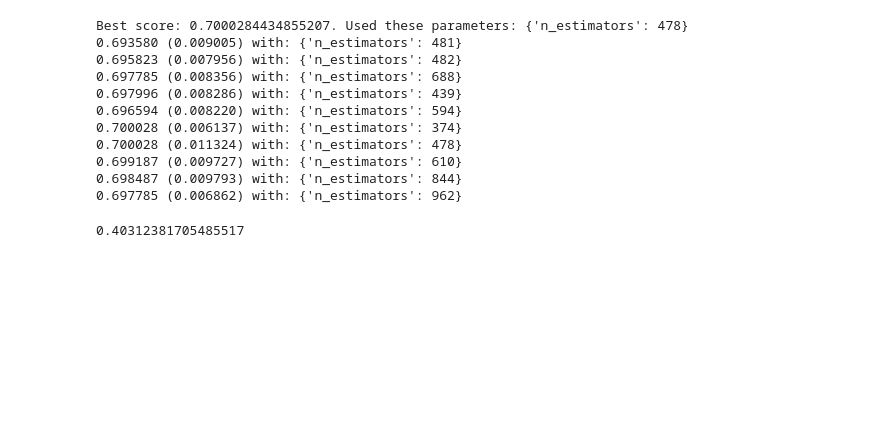
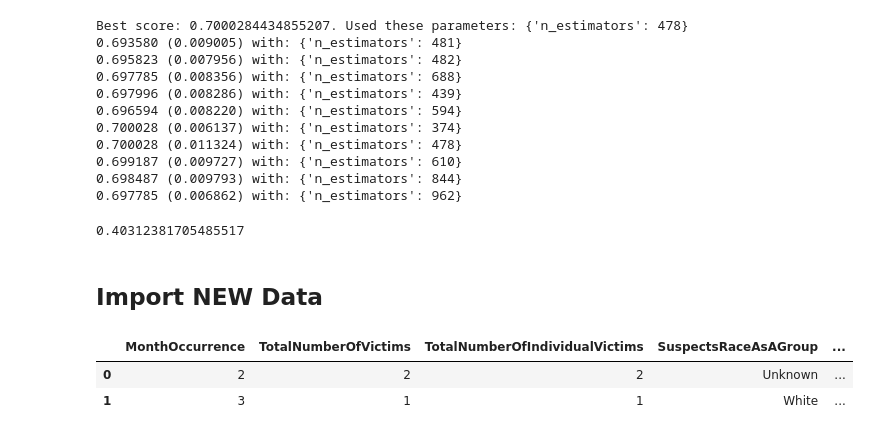
Before and after one commit to pezpet/group-1-project-4, a Jupyter notebook: random_forest.ipynb, the cells around one changed output. Drawn from its saved outputs; the diff is of its cells as text; code cells hidden in the pictures; blank space fills up the shorter version.

```diff
--- a/random_forest.ipynb
+++ b/random_forest.ipynb
@@ -193,3 +193,12 @@ y_preds = rs_result.best_estimator_.predict(X_test)
 balanced_accuracy_score(y_test.argmax(axis=1), y_preds.argmax(axis=1))
 # %% [output]
 0.40312381705485517
+# %% [markdown]
+## Import NEW Data
+# %%
+data = pd.read_csv('./data/hate_crimes_and_prosec_all_yrs.csv')
+data.head(2)
+# %% [output]
+|  | MonthOccurrence | TotalNumberOfVictims | TotalNumberOfIndividualVictims | SuspectsRaceAsAGroup | ... |
+| 0 | 2 | 2 | 2 | Unknown | ... |
+| 1 | 3 | 1 | 1 | White | ... |
```
Also changed, not shown: parts of 25 cells of this notebook, 12 other files.
